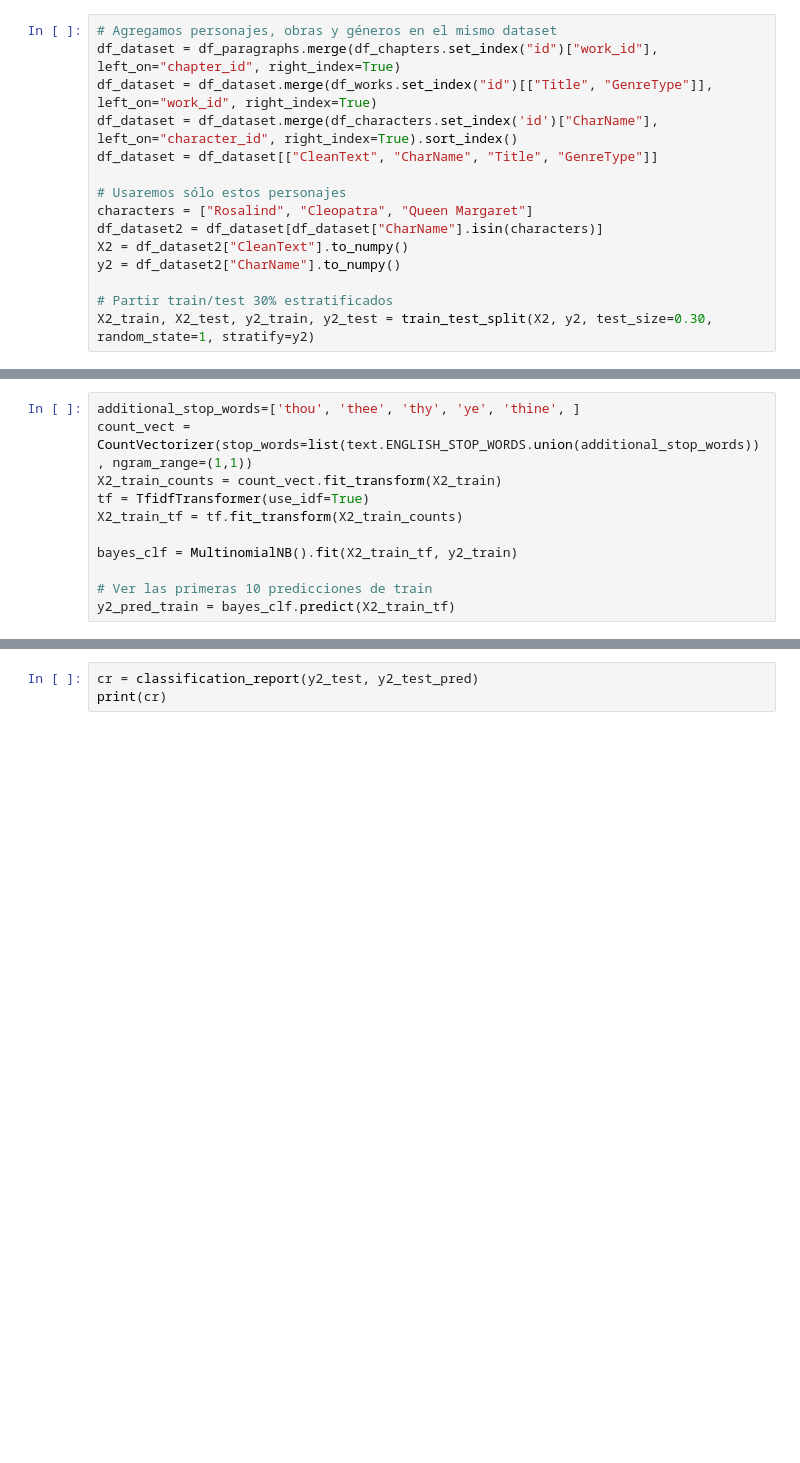
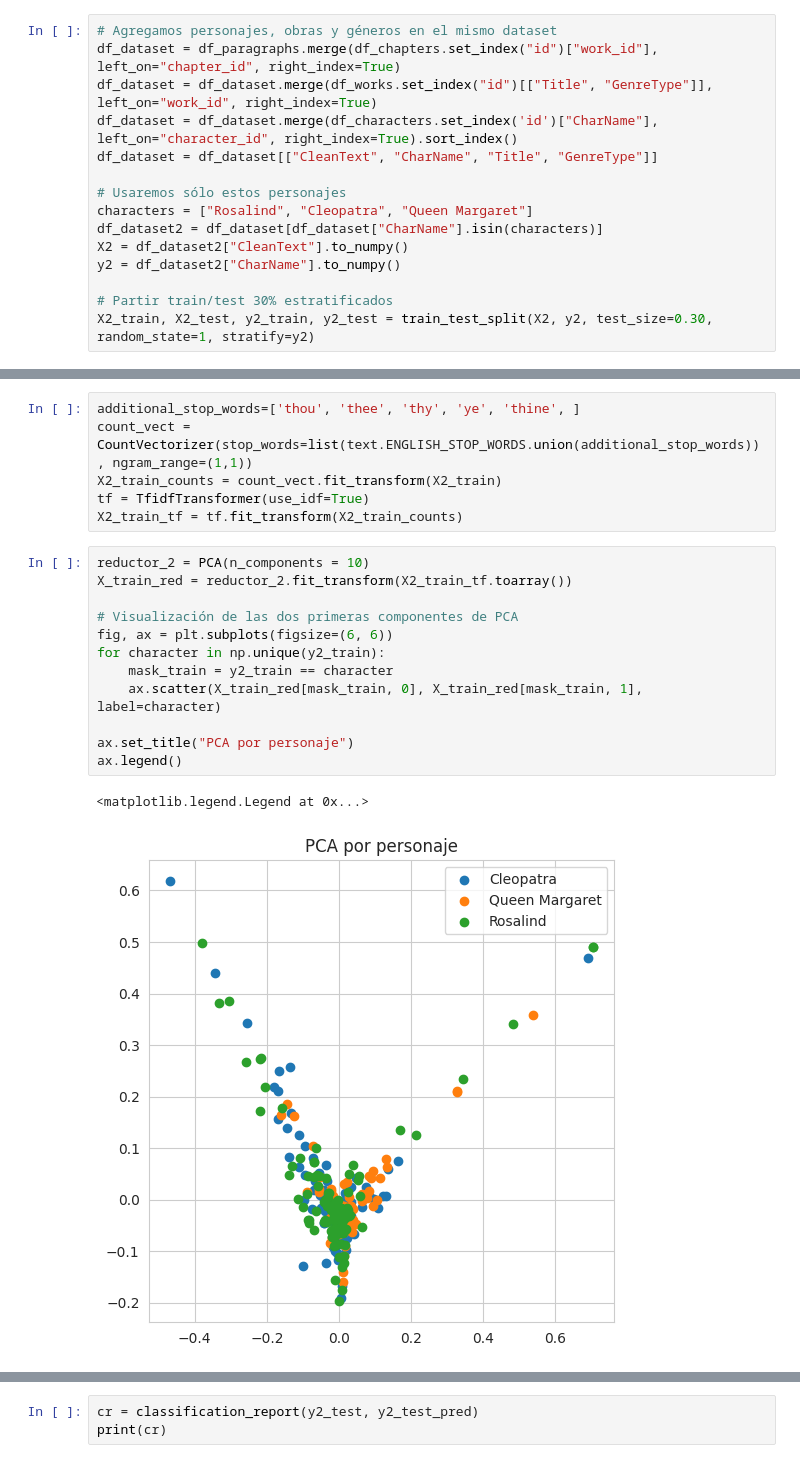
Before and after one commit to luchymd89/introcd, a Jupyter notebook: Tarea_2/shakespeare_tarea_2.ipynb, the cells around one changed output, grey strips where cells are left out. Drawn from its saved outputs; the diff is of its cells as text; blank space fills up the shorter version.

Commit message:
Añadi algunas cosas que faltaban, como la PCA al cambiar el personaje

```diff
--- a/Tarea_2/shakespeare_tarea_2.ipynb
+++ b/Tarea_2/shakespeare_tarea_2.ipynb
@@ -994,8 +981,18 @@ count_vect = CountVectorizer(stop_words=list(text.ENGLISH_STOP_WORDS.union(addit
 X2_train_counts = count_vect.fit_transform(X2_train)
 tf = TfidfTransformer(use_idf=True)
 X2_train_tf = tf.fit_transform(X2_train_counts)
-
-bayes_clf = MultinomialNB().fit(X2_train_tf, y2_train)
-
-# Ver las primeras 10 predicciones de train
-y2_pred_train = bayes_clf.predict(X2_train_tf)
+# %%
+reductor_2 = PCA(n_components = 10)
+X_train_red = reductor_2.fit_transform(X2_train_tf.toarray())
+
+# Visualización de las dos primeras componentes de PCA
+fig, ax = plt.subplots(figsize=(6, 6))
+for character in np.unique(y2_train):
+    mask_train = y2_train == character
+    ax.scatter(X_train_red[mask_train, 0], X_train_red[mask_train, 1], label=character)
+
+ax.set_title("PCA por personaje")
+ax.legend()
+# %% [output]
+<matplotlib.legend.Legend at 0x...>
+[figure, added]
```
Also changed, not shown: parts of 7 cells of this notebook.
